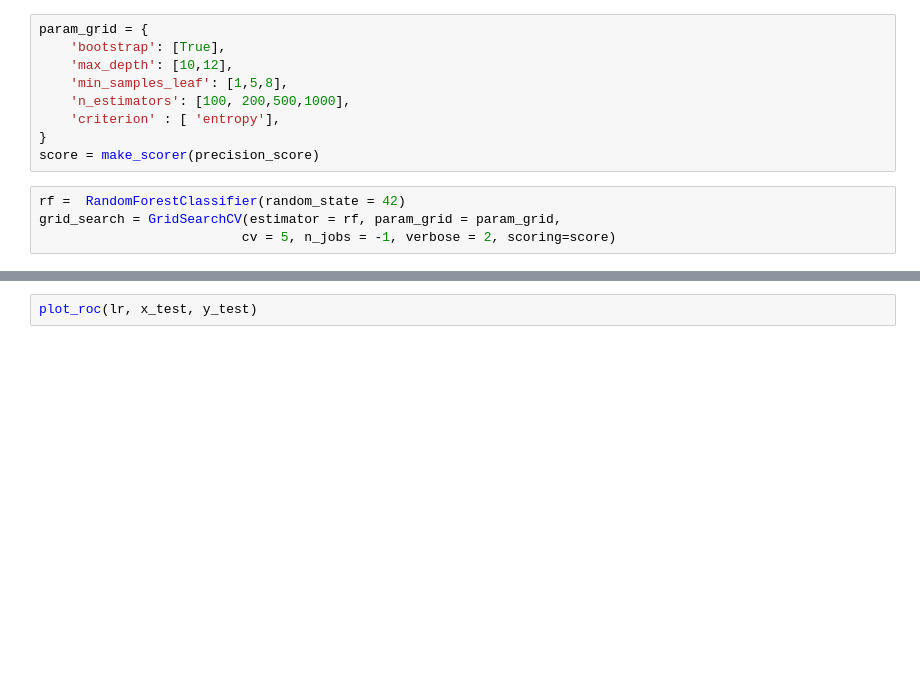
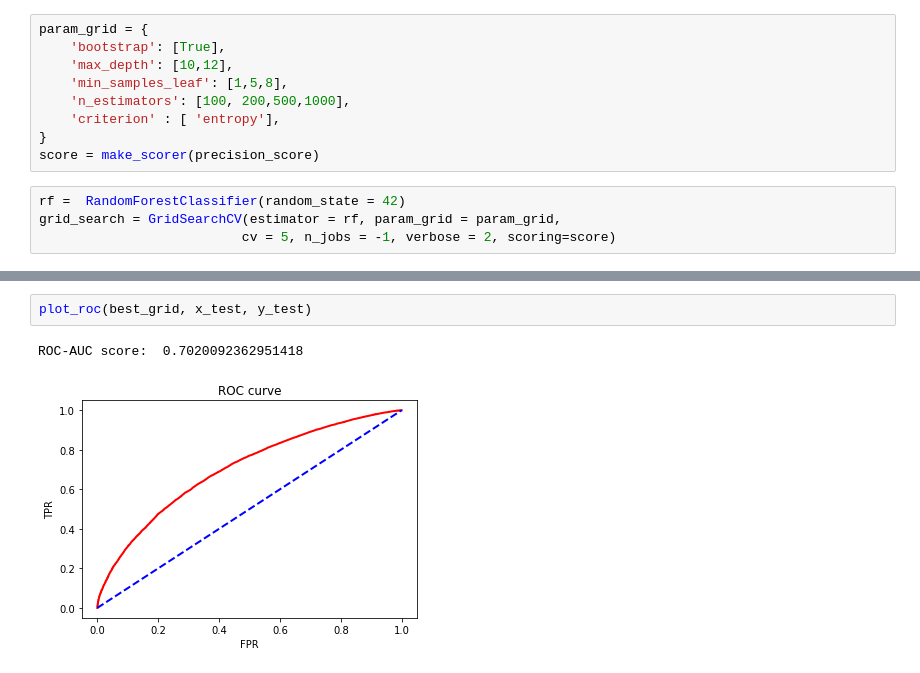
Before and after one commit to Anastasiyabordak/ODS_training, a Jupyter notebook: Models.ipynb, the cells around one changed output, grey strips where cells are left out. Saved outputs shown, nothing was run; the diff lists cells and outputs as text; blank space fills up the shorter version.

```diff
--- a/Models.ipynb
+++ b/Models.ipynb
@@ -413,2 +423,5 @@ show_scores(best_grid, x_test, y_test)
 # %%
-plot_roc(lr, x_test, y_test)
+plot_roc(best_grid, x_test, y_test)
+# %% [output]
+ROC-AUC score:  0.7020092362951418
+[figure, added]
```
Also changed, not shown: parts of 2 cells of this notebook.
